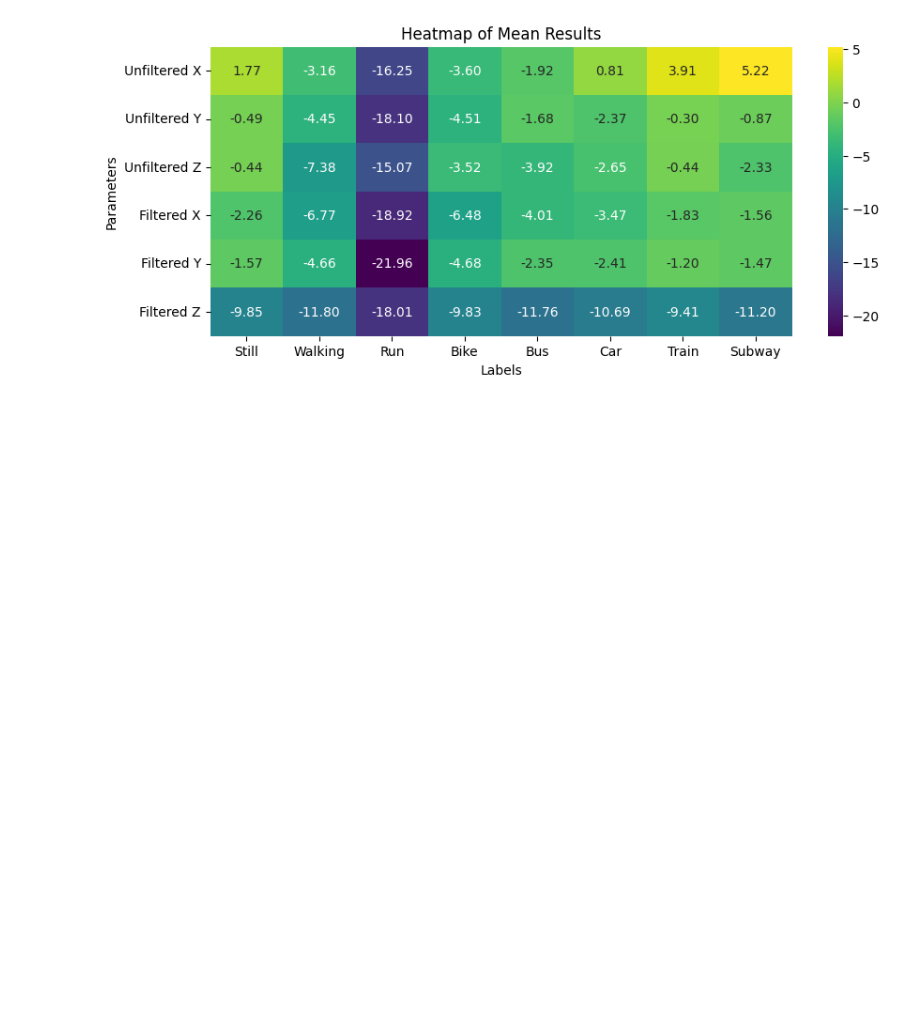
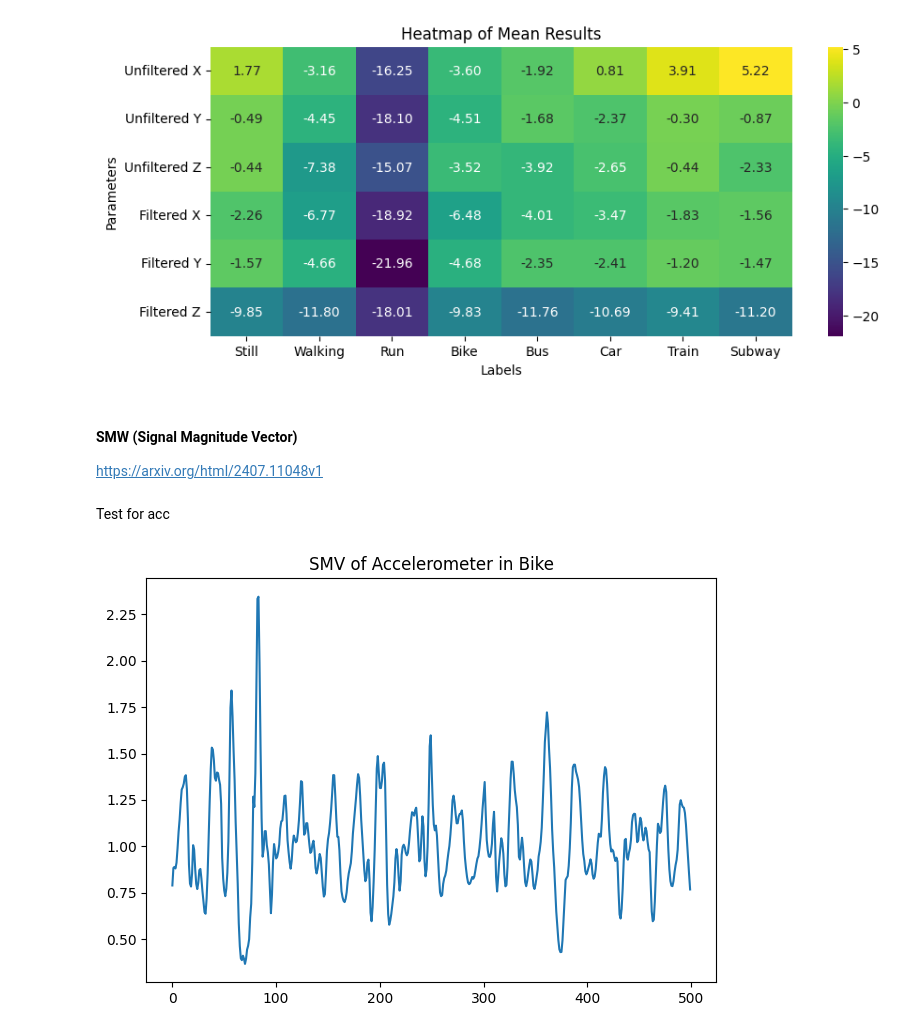
Before and after one commit to pddusza/Sussex_Challange_2025, a Jupyter notebook: sensor_fusion_overview.ipynb, the cells around one changed output. Cells and saved outputs as stored; diff of their text form; code cells hidden in the pictures; blank space fills up the shorter version.

```diff
--- a/sensor_fusion_overview.ipynb
+++ b/sensor_fusion_overview.ipynb
@@ -381,3 +392,46 @@ Mean of max
 [figure]
 Mean of min
 [figure]
+# %% [markdown]
+#### SMW (Signal Magnitude Vector)
+https://arxiv.org/html/2407.11048v1
+# %%
+import math
+
+def calculate_smv(labels, sensors, modality):
+
+    recording_length = 500
+    smv = np.empty((recording_length, 1))
+
+    data = None
+
+    if modality == "acc": data = np.concatenate((sensors["Acc_x"].reshape(500, 1) / 9.81, sensors["Acc_y"].reshape(500, 1) / 9.81, sensors["Acc_z"].reshape(500, 1) / 9.81), axis=1)
+    elif modality == "gyr": data  = np.concatenate((sensors["Gyr_x"].reshape(500, 1) / (2 * math.pi), sensors["Gyr_y"].reshape(500, 1) / (2 * math.pi), sensors["Gyr_z"].reshape(500, 1) / (2 * math.pi)), axis=1)
+    elif modality == "mag": data  = np.concatenate((sensors["Mag_x"].reshape(500, 1) / 100, sensors["Mag_y"].reshape(500, 1) / 100, sensors["Mag_z"].reshape(500, 1) / 100), axis=1)
+    else:
+        pass
+
+
+    for index in range(recording_length):
+        smv[index] = math.sqrt(data[index][0]**2 + data[index][1]**2 + data[index][2]**2)
+
+    label = get_label(labels)
+
+    return label, smv
+# %% [markdown]
+Test for acc
+# %%
+from functools import partial
+import matplotlib.pyplot as plt
+
+calculate_smv_acc = partial(calculate_smv, modality="acc")
+
+label, smv = run_over_row(15, calculate_smv_acc)
+
+plt.plot(smv)
+plt.title(f"SMV of Accelerometer in {labels_dict[label]}")
+
+plt.tight_layout()
+plt.show()
+# %% [output]
+[figure, added]
```
Also changed, not shown: parts of 15 cells of this notebook.
